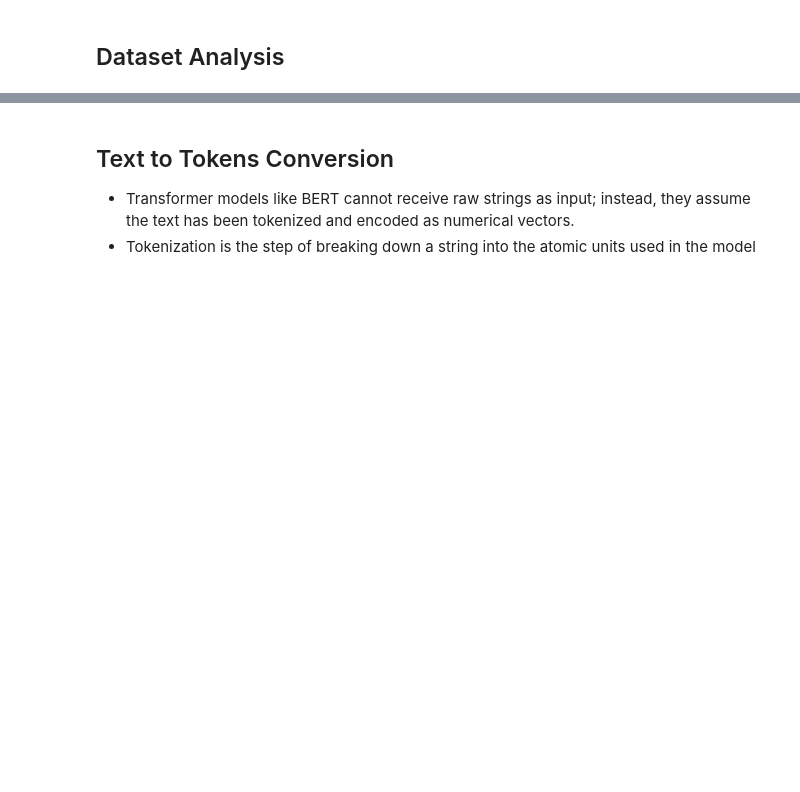
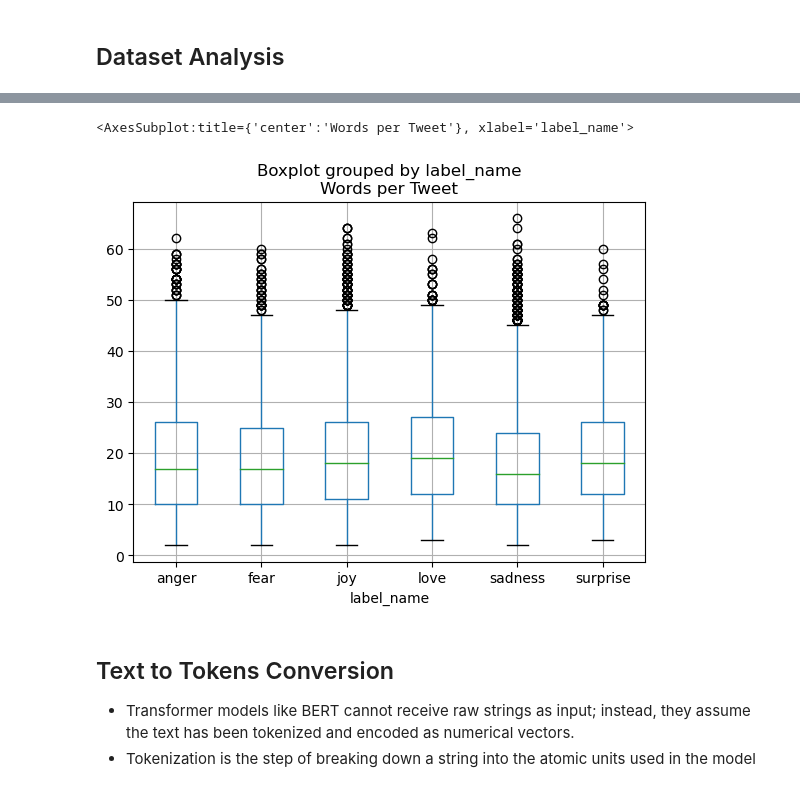
Before and after one commit to laxmimerit/Fine-Tuning-LLM-with-HuggingFace, a Jupyter notebook: 5-Fine_Tuning_BERT_for_Sentiment/Fine_Tuning_BERT_for_Multi_Class_Sentiment_Classification_for_Twitter_Tweets.ipynb, the cells around one changed output, grey strips where cells are left out. Saved outputs shown, nothing was run; the diff lists cells and outputs as text; code cells hidden in the pictures; blank space fills up the shorter version.

```diff
--- a/5-Fine_Tuning_BERT_for_Sentiment/Fine_Tuning_BERT_for_Multi_Class_Sentiment_Classification_for_Twitter_Tweets.ipynb
+++ b/5-Fine_Tuning_BERT_for_Sentiment/Fine_Tuning_BERT_for_Multi_Class_Sentiment_Classification_for_Twitter_Tweets.ipynb
@@ -92,6 +121,9 @@ plt.show()
 # %%
-df['Words Per Tweet'] = df['text'].str.split().apply(len)
-df.boxplot("Words Per Tweet", by='label_name')
+df['Words per Tweet'] = df['text'].str.split().apply(len)
+df.boxplot("Words per Tweet", by="label_name")
+# %% [output]
+<AxesSubplot:title={'center':'Words per Tweet'}, xlabel='label_name'>
+[figure, added]
 # %% [markdown]
 ## Text to Tokens Conversion
 - Transformer models like BERT cannot receive raw strings as input; instead, they assume the text has been tokenized and encoded as numerical vectors.
```
Also changed, not shown: parts of 50 cells of this notebook, 7 other files.
